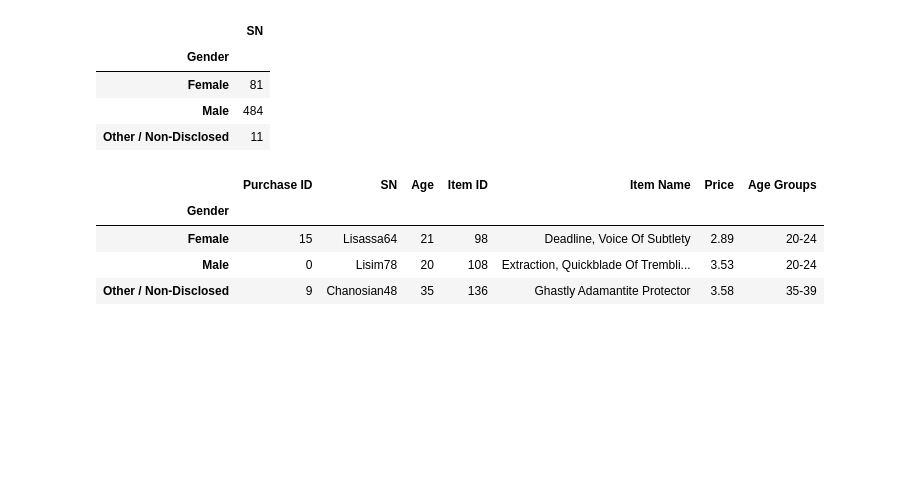
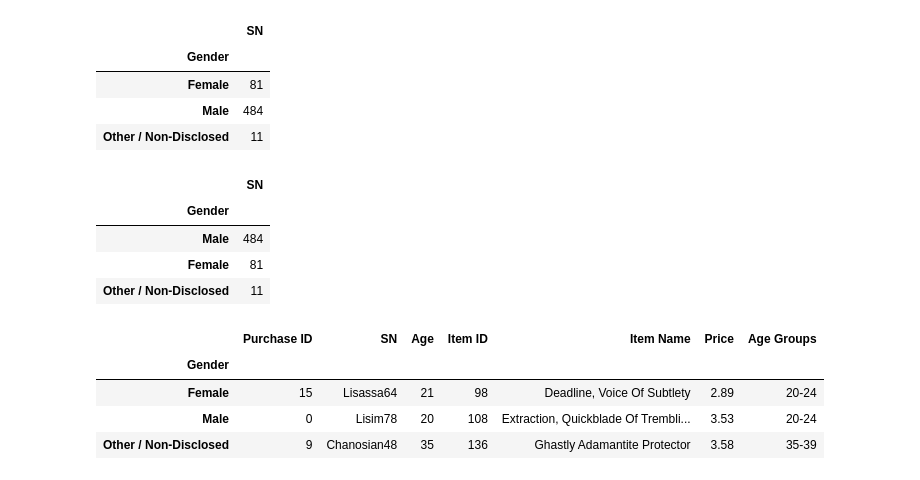
Before and after one commit to ashbuen/Player-Demographic-Analysis, a Jupyter notebook: HeroesofPymoli/HeroesOfPymoli_starter.ipynb, the cells around one changed output. Drawn from its saved outputs; the diff is of its cells as text; code cells hidden in the pictures; blank space fills up the shorter version.

```diff
--- a/HeroesofPymoli/HeroesOfPymoli_starter.ipynb
+++ b/HeroesofPymoli/HeroesOfPymoli_starter.ipynb
@@ -130,6 +130,16 @@ Gender_df
 | Female | 81 |
 | Male | 484 |
 | Other / Non-Disclosed | 11 |
+# %%
+#Sorted gender to show descending amount of players
+Sorted_gender = Gender_df.sort_values(["SN"],ascending=False)
+Sorted_gender
+# %% [output]
+|  | SN |
+| Gender |  |
+| Male | 484 |
+| Female | 81 |
+| Other / Non-Disclosed | 11 |
 # %%
 #Groupby with Gender
 Gender_groupby_df = HeroesofPymoli_df.groupby(["Gender"])
```
Also changed, not shown: parts of 2 cells of this notebook.
